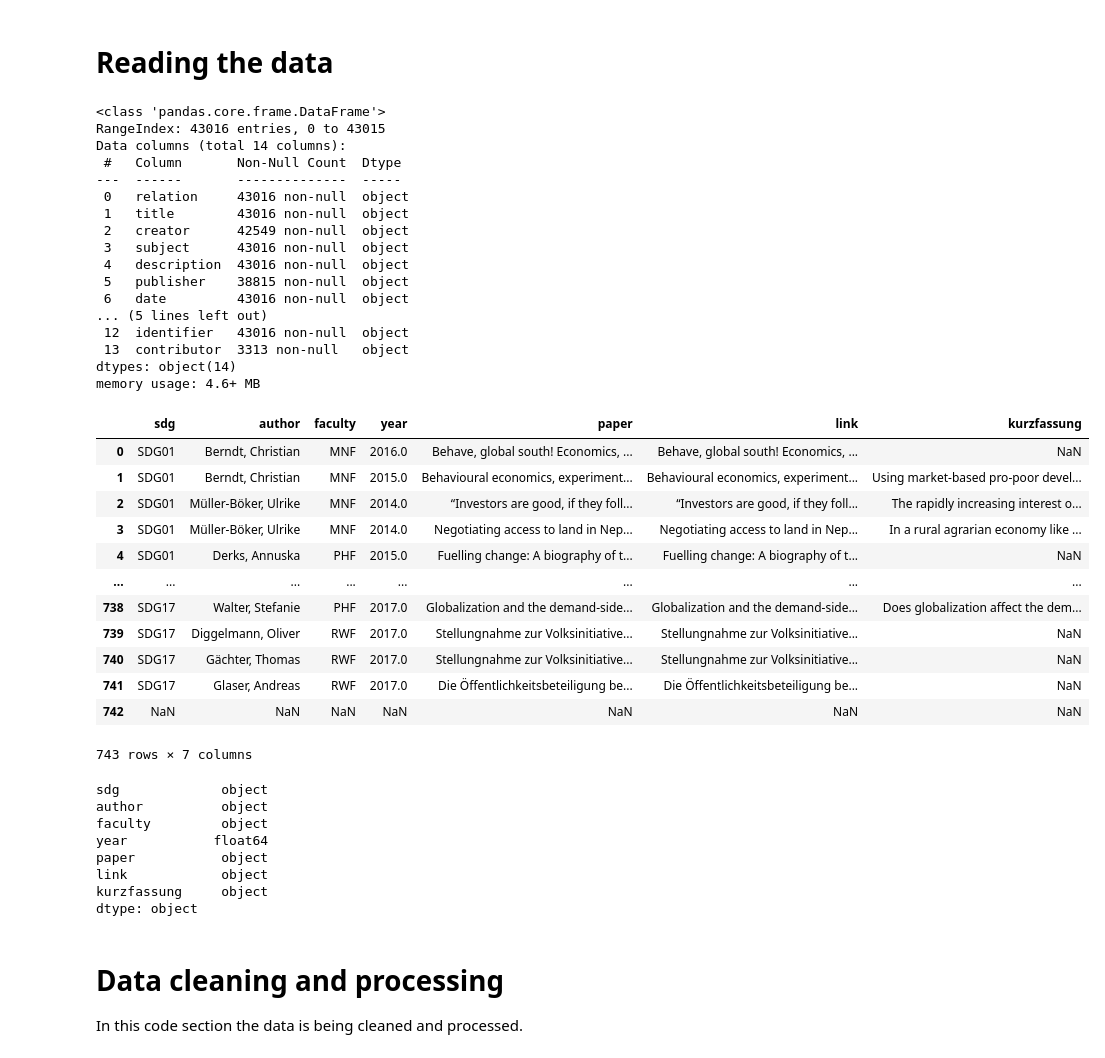
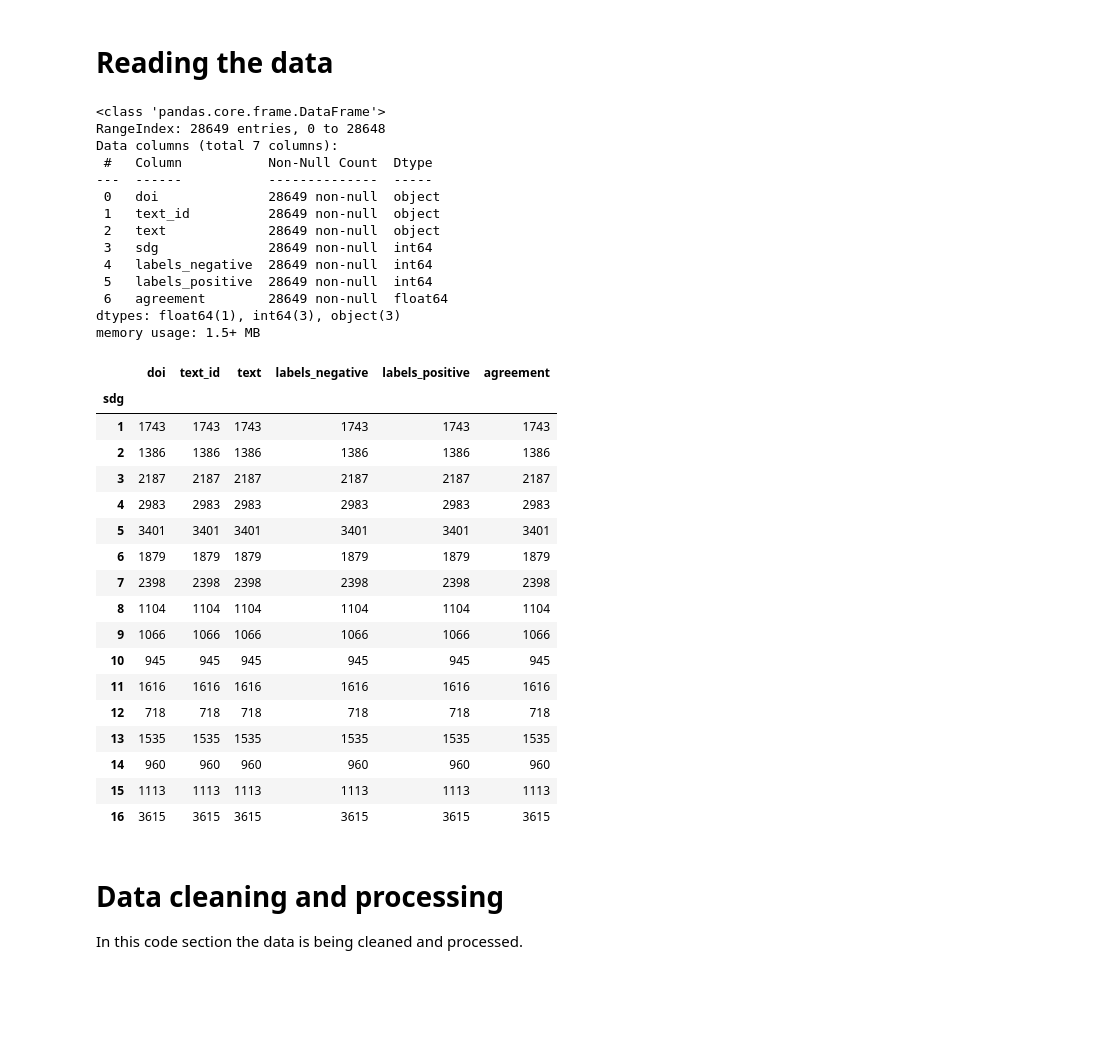
Before and after one commit to jsroady/zora_classifier, a Jupyter notebook: jr_mapping_model.ipynb, the cells around one changed output. Cells and saved outputs as stored; diff of their text form; code cells hidden in the pictures; blank space fills up the shorter version.

```diff
--- a/jr_mapping_model.ipynb
+++ b/jr_mapping_model.ipynb
@@ -44,53 +75,47 @@ from langdetect import detect
 # %% [markdown]
 # Reading the data
 # %%
-df = pd.read_tsv('data/osdg-community-data_high_IAA.tsv', lines=True)
+df = pd.read_csv('data/osdg-community-data_high_IAA.tsv', sep='\t')
 df.info()
 # %% [output]
 <class 'pandas.core.frame.DataFrame'>
-RangeIndex: 43016 entries, 0 to 43015
-Data columns (total 14 columns):
- #   Column       Non-Null Count  Dtype
----  ------       --------------  -----
- 0   relation     43016 non-null  object
- 1   title        43016 non-null  object
- 2   creator      42549 non-null  object
- 3   subject      43016 non-null  object
- 4   description  43016 non-null  object
- 5   publisher    38815 non-null  object
- 6   date         43016 non-null  object
-... (5 lines left out)
- 12  identifier   43016 non-null  object
- 13  contributor  3313 non-null   object
-dtypes: object(14)
-memory usage: 4.6+ MB
+RangeIndex: 28649 entries, 0 to 28648
+Data columns (total 7 columns):
+ #   Column           Non-Null Count  Dtype
+---  ------           --------------  -----
+ 0   doi              28649 non-null  object
+ 1   text_id          28649 non-null  object
+ 2   text             28649 non-null  object
+ 3   sdg              28649 non-null  int64
+ 4   labels_negative  28649 non-null  int64
+ 5   labels_positive  28649 non-null  int64
+ 6   agreement        28649 non-null  float64
+dtypes: float64(1), int64(3), object(3)
+memory usage: 1.5+ MB
 # %%
-df.shape
+# df.shape
 df.groupby('sdg').count()
-display(df)
-df.dtypes
+# display(df)
+# df.dtypes
 # %% [output]
-|  | sdg | author | faculty | year | paper | link | kurzfassung |
-| 0 | SDG01 | Berndt, Christian | MNF | 2016.0 | Behave, global south! Economics, ... | Behave, global south! Economics, ... | NaN |
-| 1 | SDG01 | Berndt, Christian | MNF | 2015.0 | Behavioural economics, experiment... | Behavioural economics, experiment... | Using market-based pro-poor devel... |
-| 2 | SDG01 | Müller-Böker, Ulrike | MNF | 2014.0 | “Investors are good, if they foll... | “Investors are good, if they foll... | The rapidly increasing interest o... |
-| 3 | SDG01 | Müller-Böker, Ulrike | MNF | 2014.0 | Negotiating access to land in Nep... | Negotiating access to land in Nep... | In a rural agrarian economy like ... |
-| 4 | SDG01 | Derks, Annuska | PHF | 2015.0 | Fuelling change: A biography of t... | Fuelling change: A biography of t... | NaN |
-| ... | ... | ... | ... | ... | ... | ... | ... |
-| 738 | SDG17 | Walter, Stefanie | PHF | 2017.0 | Globalization and the demand-side... | Globalization and the demand-side... | Does globalization affect the dem... |
-| 739 | SDG17 | Diggelmann, Oliver | RWF | 2017.0 | Stellungnahme zur Volksinitiative... | Stellungnahme zur Volksinitiative... | NaN |
-| 740 | SDG17 | Gächter, Thomas | RWF | 2017.0 | Stellungnahme zur Volksinitiative... | Stellungnahme zur Volksinitiative... | NaN |
-| 741 | SDG17 | Glaser, Andreas | RWF | 2017.0 | Die Öffentlichkeitsbeteiligung be... | Die Öffentlichkeitsbeteiligung be... | NaN |
-| 742 | NaN | NaN | NaN | NaN | NaN | NaN | NaN |
+|  | doi | text_id | text | labels_negative | labels_positive | agreement |
+| sdg |  |  |  |  |  |  |
+| 1 | 1743 | 1743 | 1743 | 1743 | 1743 | 1743 |
+| 2 | 1386 | 1386 | 1386 | 1386 | 1386 | 1386 |
+| 3 | 2187 | 2187 | 2187 | 2187 | 2187 | 2187 |
+| 4 | 2983 | 2983 | 2983 | 2983 | 2983 | 2983 |
+| 5 | 3401 | 3401 | 3401 | 3401 | 3401 | 3401 |
+| 6 | 1879 | 1879 | 1879 | 1879 | 1879 | 1879 |
+| 7 | 2398 | 2398 | 2398 | 2398 | 2398 | 2398 |
+| 8 | 1104 | 1104 | 1104 | 1104 | 1104 | 1104 |
+| 9 | 1066 | 1066 | 1066 | 1066 | 1066 | 1066 |
+| 10 | 945 | 945 | 945 | 945 | 945 | 945 |
+| 11 | 1616 | 1616 | 1616 | 1616 | 1616 | 1616 |
+| 12 | 718 | 718 | 718 | 718 | 718 | 718 |
+| 13 | 1535 | 1535 | 1535 | 1535 | 1535 | 1535 |
+| 14 | 960 | 960 | 960 | 960 | 960 | 960 |
+| 15 | 1113 | 1113 | 1113 | 1113 | 1113 | 1113 |
+| 16 | 3615 | 3615 | 3615 | 3615 | 3615 | 3615 |
-743 rows × 7 columns
-sdg             object
-author          object
-faculty         object
-year           float64
-paper           object
-link            object
-kurzfassung     object
-dtype: object
 # %% [markdown]
 # Data cleaning and processing
 In this code section the data is being cleaned and processed.
```
Also changed, not shown: parts of 21 cells of this notebook, 2 other files.
